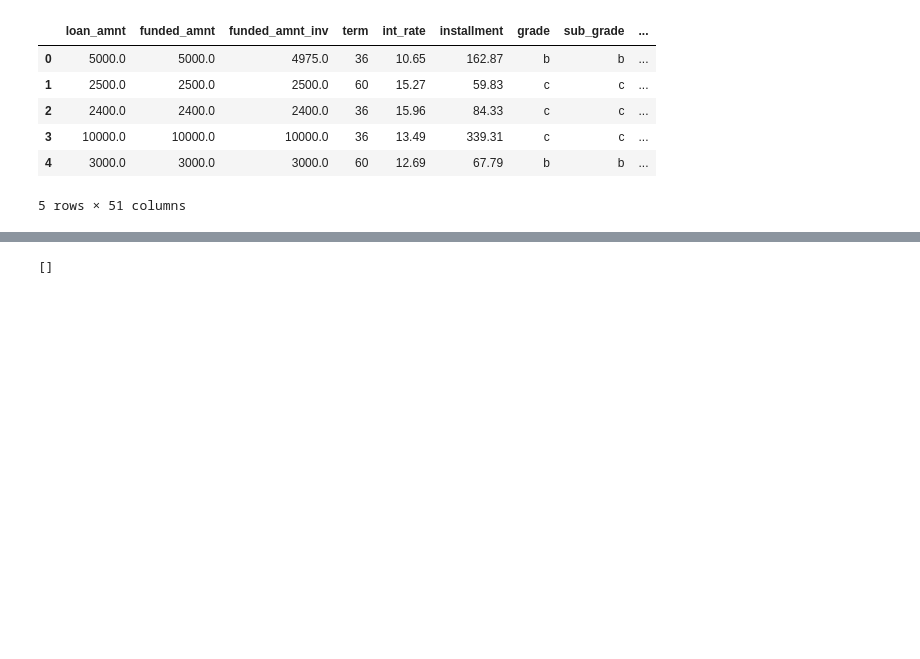
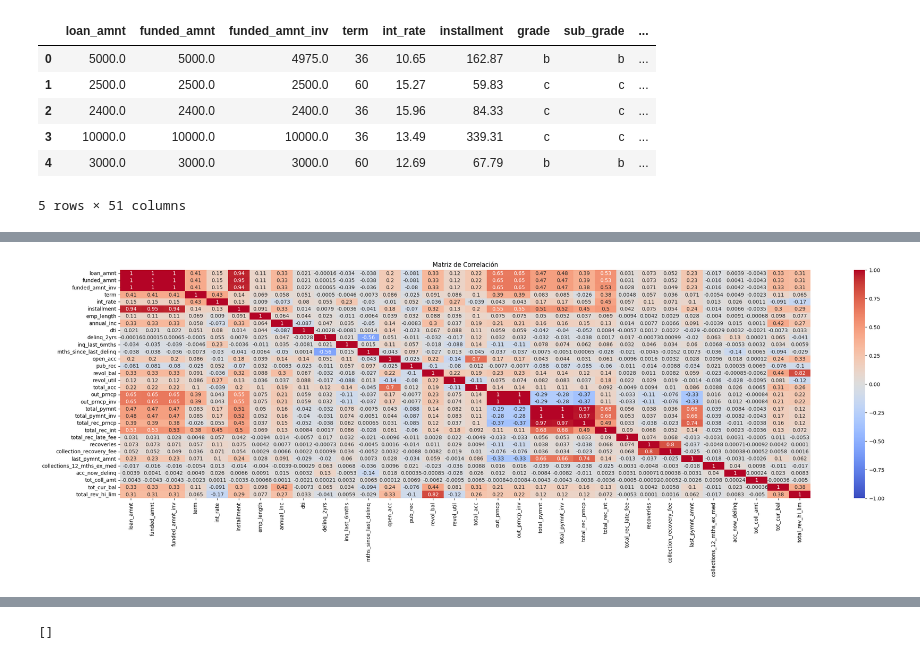
Before and after one commit to jzapataca/Modelos-de-riesgo, a Jupyter notebook: notebooks/2. eda.ipynb, the cells around one changed output, grey strips where cells are left out. Saved outputs shown, nothing was run; the diff lists cells and outputs as text; code cells hidden in the pictures; blank space fills up the shorter version.

```diff
--- a/notebooks/2. eda.ipynb
+++ b/notebooks/2. eda.ipynb
@@ -17,0 +20,3 @@ data.head()
+# %%
+numerical_df = data.select_dtypes(include=['number'])
+print(numerical_df.describe().sort_values(by='std', axis=1, ascending=False))
@@ -17,0 +41,10 @@ data.head()
+# %%
+correlation_matrix = numerical_df.corr()
+
+# Grafica la matriz de correlación
+plt.figure(figsize=(30, 8))
+sns.heatmap(correlation_matrix, annot=True, cmap='coolwarm', vmin=-1, vmax=1)
+plt.title('Matriz de Correlación')
+plt.show()
+# %% [output]
+[figure, added]
```
Also changed, not shown: parts of 8 cells of this notebook.
